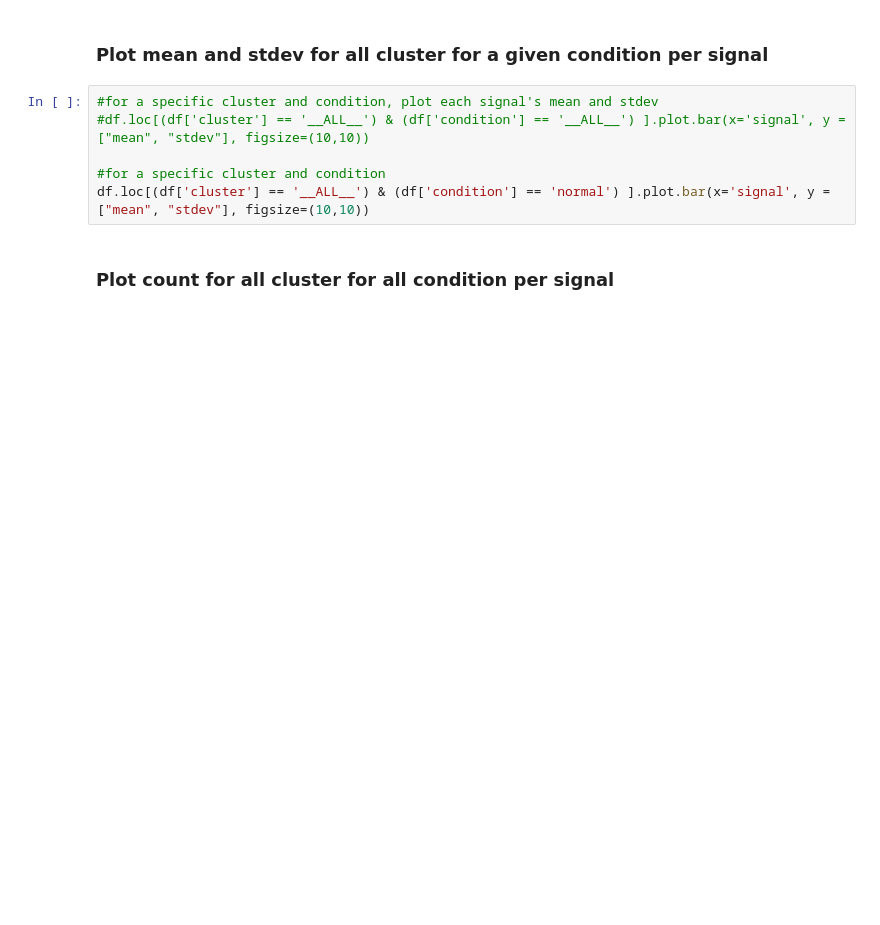
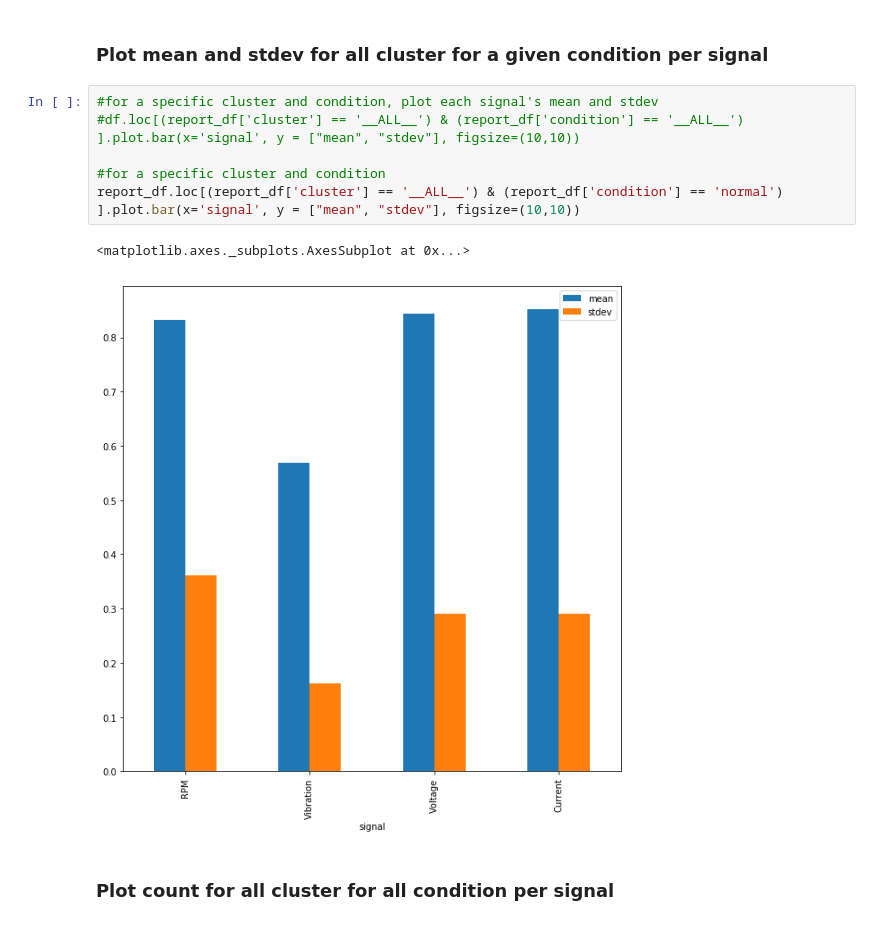
Before and after one commit to mukeshpat3l/examples, a Jupyter notebook: jupyter-example-notebooks/ExplanationConfidenceLRSExample.ipynb, the cells around one changed output. Drawn from its saved outputs; the diff is of its cells as text; blank space fills up the shorter version.

```diff
--- a/jupyter-example-notebooks/ExplanationConfidenceLRSExample.ipynb
+++ b/jupyter-example-notebooks/ExplanationConfidenceLRSExample.ipynb
@@ -538,10 +608,13 @@ df.loc[(df['cluster'] == '__ALL__') & (df['condition'] == '__ALL__')].plot.bar(x
 ### Plot mean and stdev for all cluster for a given condition per signal
 # %%
 #for a specific cluster and condition, plot each signal's mean and stdev
-#df.loc[(df['cluster'] == '__ALL__') & (df['condition'] == '__ALL__') ].plot.bar(x='signal', y = ["mean", "stdev"], figsize=(10,10))
+#df.loc[(report_df['cluster'] == '__ALL__') & (report_df['condition'] == '__ALL__') ].plot.bar(x='signal', y = ["mean", "stdev"], figsize=(10,10))
 
 #for a specific cluster and condition
-df.loc[(df['cluster'] == '__ALL__') & (df['condition'] == 'normal') ].plot.bar(x='signal', y = ["mean", "stdev"], figsize=(10,10))
+report_df.loc[(report_df['cluster'] == '__ALL__') & (report_df['condition'] == 'normal') ].plot.bar(x='signal', y = ["mean", "stdev"], figsize=(10,10))
+# %% [output]
+<matplotlib.axes._subplots.AxesSubplot at 0x...>
+[figure, added]
 # %% [markdown]
 ### Plot count for all cluster for  all condition per signal
 # %%
```
Also changed, not shown: parts of 9 cells of this notebook.
